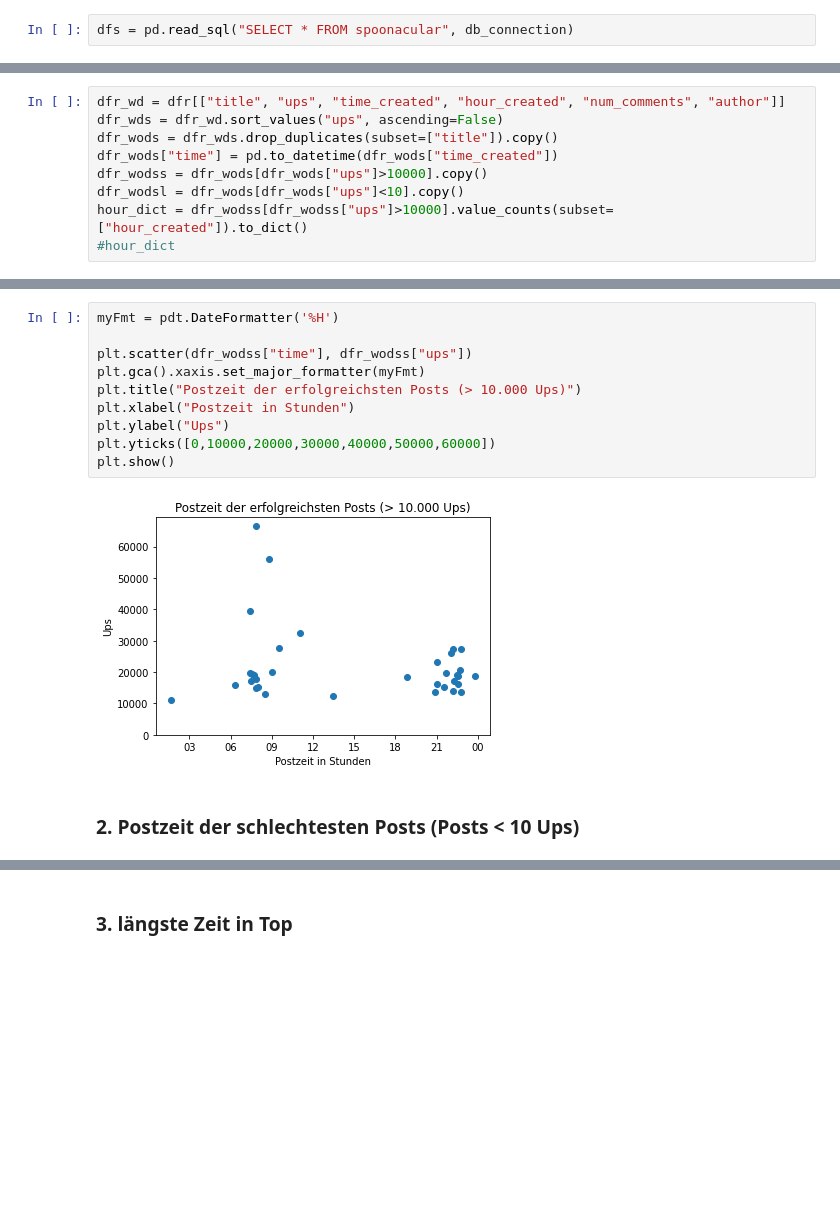
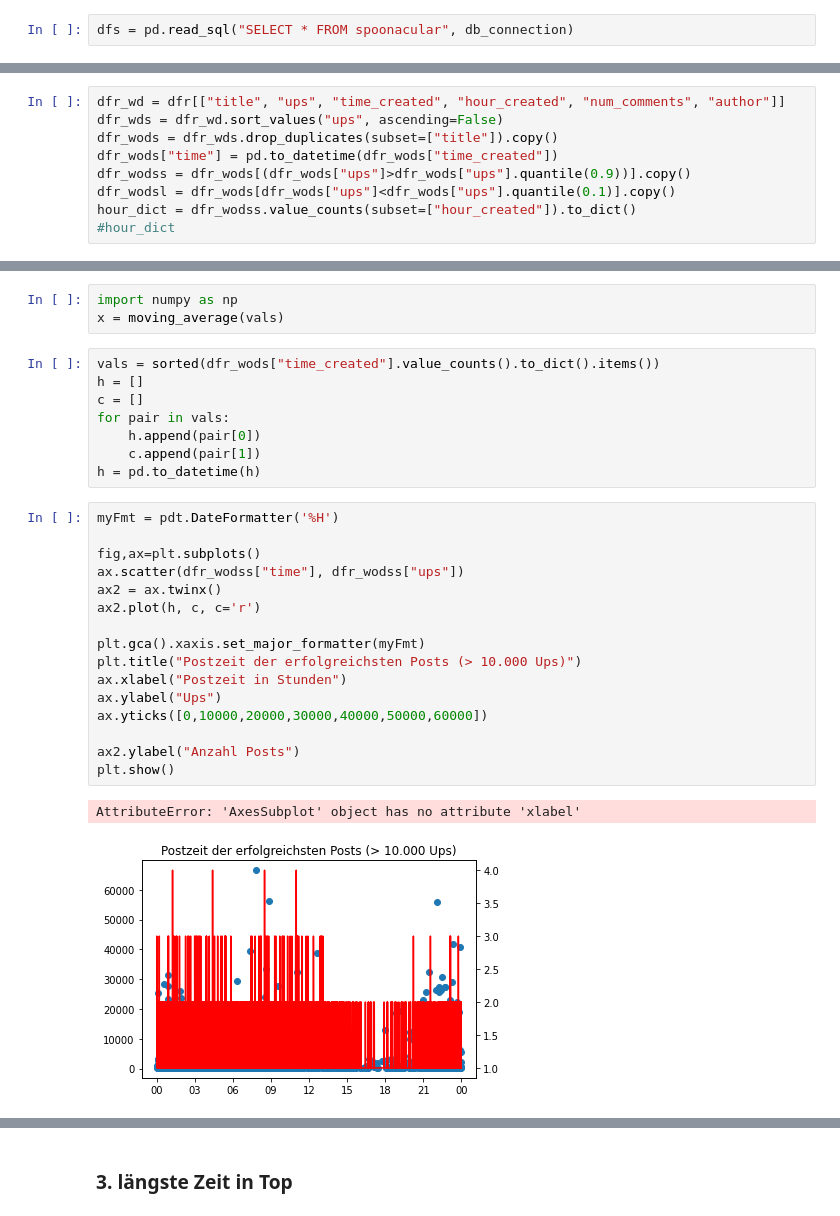
Before and after one commit to ZerhackerJagi/food_dashboard, a Jupyter notebook: Dashboard.ipynb, the cells around one changed output, grey strips where cells are left out. Drawn from its saved outputs; the diff is of its cells as text; blank space fills up the shorter version.

```diff
--- a/Dashboard.ipynb
+++ b/Dashboard.ipynb
@@ -116,7 +128,7 @@ dfr_wd = dfr[["title", "ups", "time_created", "hour_created", "num_comments", "a
 dfr_wds = dfr_wd.sort_values("ups", ascending=False)
 dfr_wods = dfr_wds.drop_duplicates(subset=["title"]).copy()
 dfr_wods["time"] = pd.to_datetime(dfr_wods["time_created"])
-dfr_wodss = dfr_wods[dfr_wods["ups"]>10000].copy()
-dfr_wodsl = dfr_wods[dfr_wods["ups"]<10].copy()
-hour_dict = dfr_wodss[dfr_wodss["ups"]>10000].value_counts(subset=["hour_created"]).to_dict()
+dfr_wodss = dfr_wods[(dfr_wods["ups"]>dfr_wods["ups"].quantile(0.9))].copy()
+dfr_wodsl = dfr_wods[dfr_wods["ups"]<dfr_wods["ups"].quantile(0.1)].copy()
+hour_dict = dfr_wodss.value_counts(subset=["hour_created"]).to_dict()
 #hour_dict
@@ -132,14 +148,30 @@ dfr_wodsl.head()
+# %%
+import numpy as np
+x = moving_average(vals)
+# %%
+vals = sorted(dfr_wods["time_created"].value_counts().to_dict().items())
+h = []
+c = []
+for pair in vals:
+    h.append(pair[0])
+    c.append(pair[1])
+h = pd.to_datetime(h)
 # %%
 myFmt = pdt.DateFormatter('%H')
 
-plt.scatter(dfr_wodss["time"], dfr_wodss["ups"])
+fig,ax=plt.subplots()
+ax.scatter(dfr_wodss["time"], dfr_wodss["ups"])
+ax2 = ax.twinx()
+ax2.plot(h, c, c='r')
+
 plt.gca().xaxis.set_major_formatter(myFmt)
 plt.title("Postzeit der erfolgreichsten Posts (> 10.000 Ups)")
-plt.xlabel("Postzeit in Stunden")
-plt.ylabel("Ups")
-plt.yticks([0,10000,20000,30000,40000,50000,60000])
+ax.xlabel("Postzeit in Stunden")
+ax.ylabel("Ups")
+ax.yticks([0,10000,20000,30000,40000,50000,60000])
+
+ax2.ylabel("Anzahl Posts")
 plt.show()
 # %% [output]
+AttributeError: 'AxesSubplot' object has no attribute 'xlabel'
-[figure, old version]
+[figure, new version]
-# %% [markdown]
-### 2. Postzeit der schlechtesten Posts (Posts < 10 Ups)
```
Also changed, not shown: parts of 46 cells of this notebook, 4 other files.
